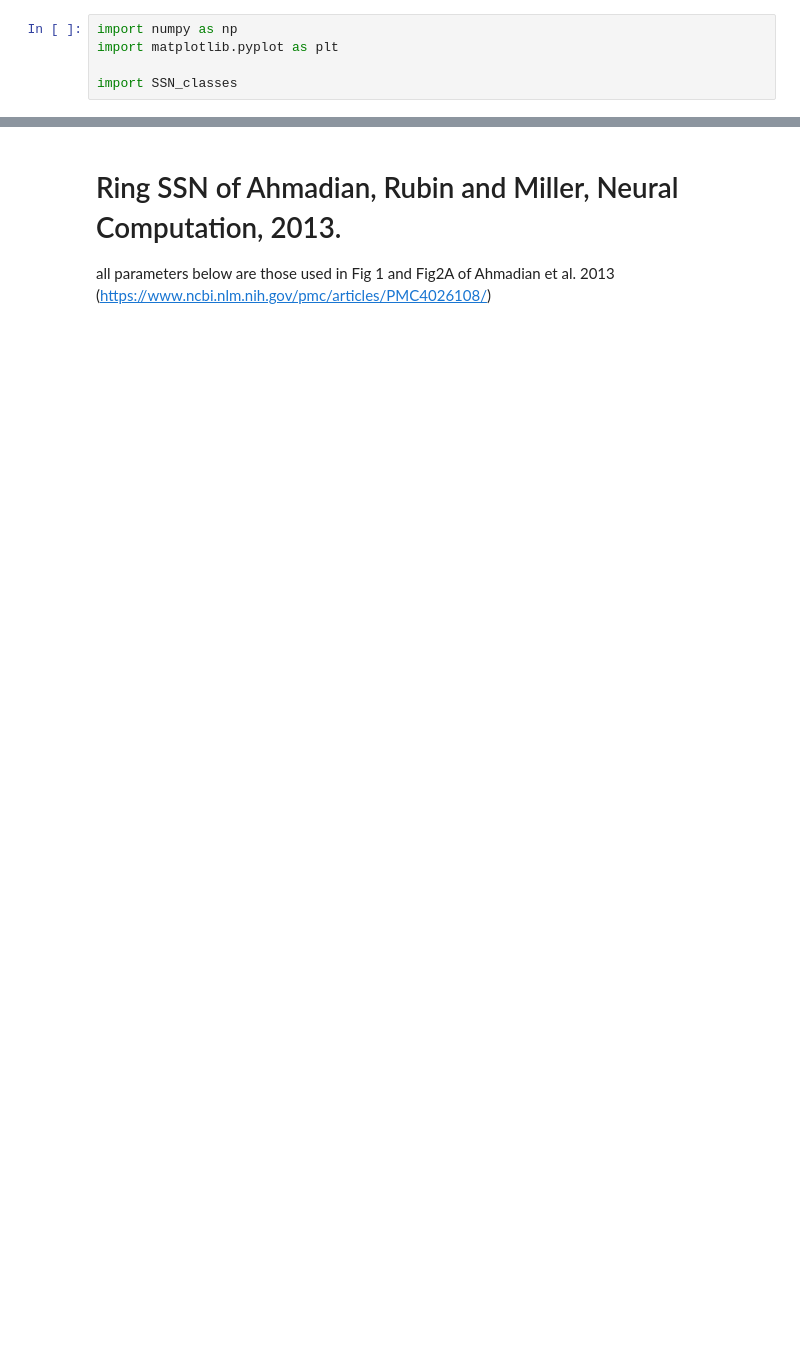
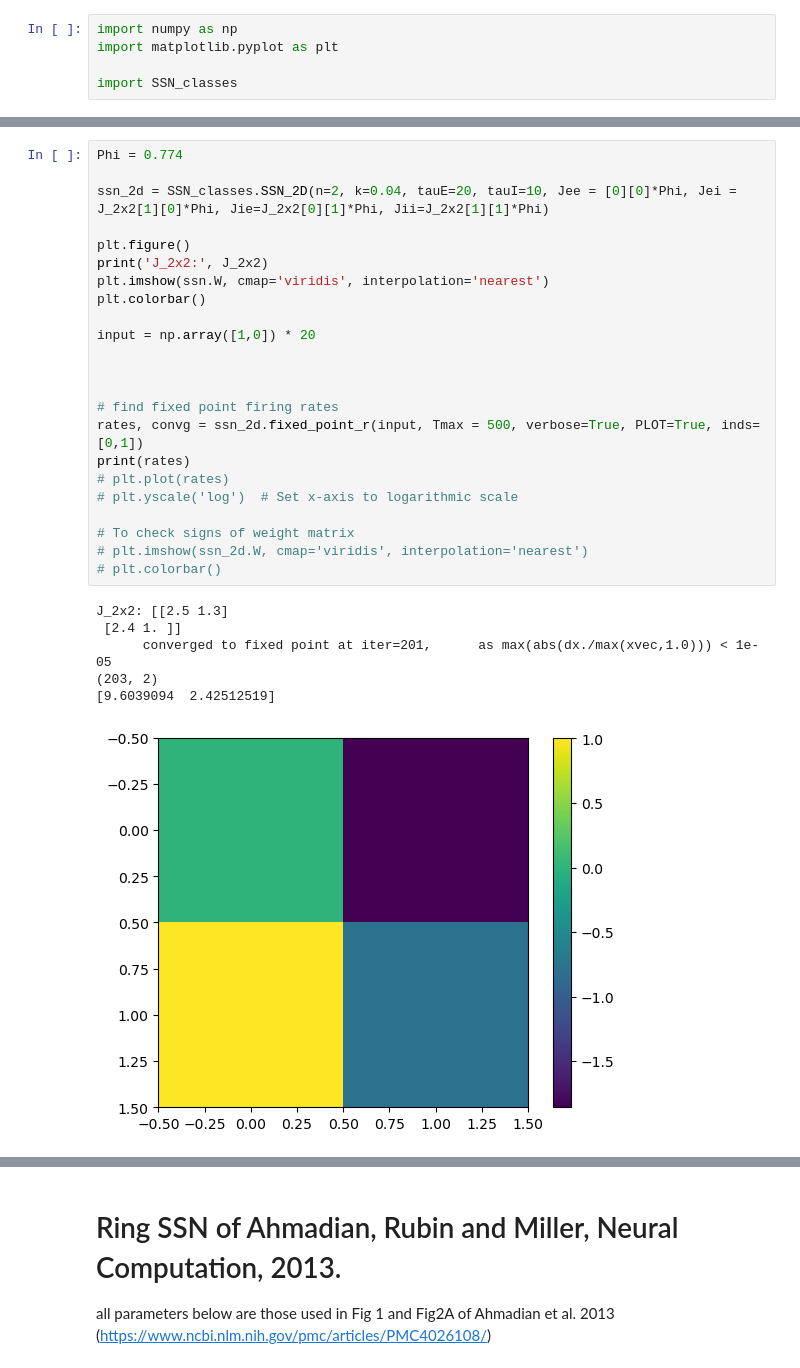
Before and after one commit to derek1909/ssn-simulator, a Jupyter notebook: Simple_Usage.ipynb, the cells around one changed output, grey strips where cells are left out. Cells and saved outputs as stored; diff of their text form; blank space fills up the shorter version.

```diff
--- a/Simple_Usage.ipynb
+++ b/Simple_Usage.ipynb
@@ -72,0 +87,30 @@ Did not reach fixed point.
+# %%
+Phi = 0.774
+
+ssn_2d = SSN_classes.SSN_2D(n=2, k=0.04, tauE=20, tauI=10, Jee = [0][0]*Phi, Jei = J_2x2[1][0]*Phi, Jie=J_2x2[0][1]*Phi, Jii=J_2x2[1][1]*Phi)
+
+plt.figure()
+print('J_2x2:', J_2x2)
+plt.imshow(ssn.W, cmap='viridis', interpolation='nearest')
+plt.colorbar()
+
+input = np.array([1,0]) * 20
+
+
+
+# find fixed point firing rates
+rates, convg = ssn_2d.fixed_point_r(input, Tmax = 500, verbose=True, PLOT=True, inds=[0,1])
+print(rates)
+# plt.plot(rates)
+# plt.yscale('log')  # Set x-axis to logarithmic scale
+
+# To check signs of weight matrix
+# plt.imshow(ssn_2d.W, cmap='viridis', interpolation='nearest')
+# plt.colorbar()
+# %% [output]
+J_2x2: [[2.5 1.3]
+ [2.4 1. ]]
+      converged to fixed point at iter=201,      as max(abs(dx./max(xvec,1.0))) < 1e-05
+(203, 2)
+[9.6039094  2.42512519]
+[figure, added]
```
Also changed, not shown: parts of 7 cells of this notebook, 3 other files.
